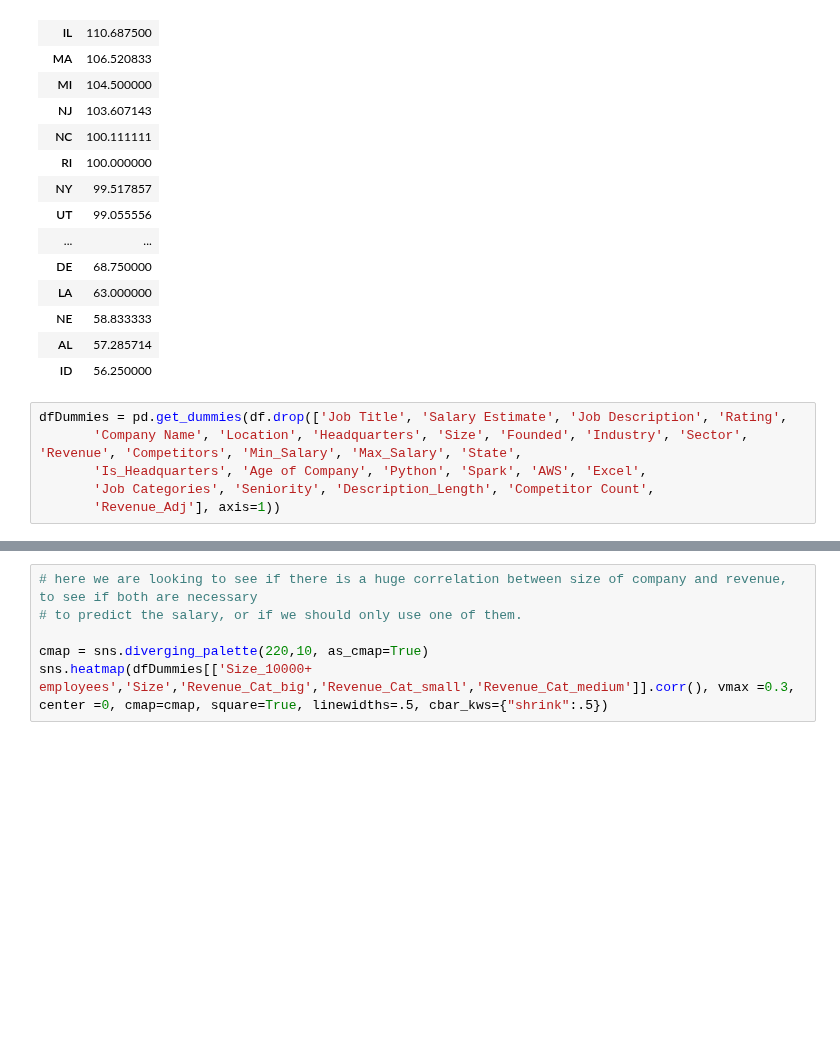
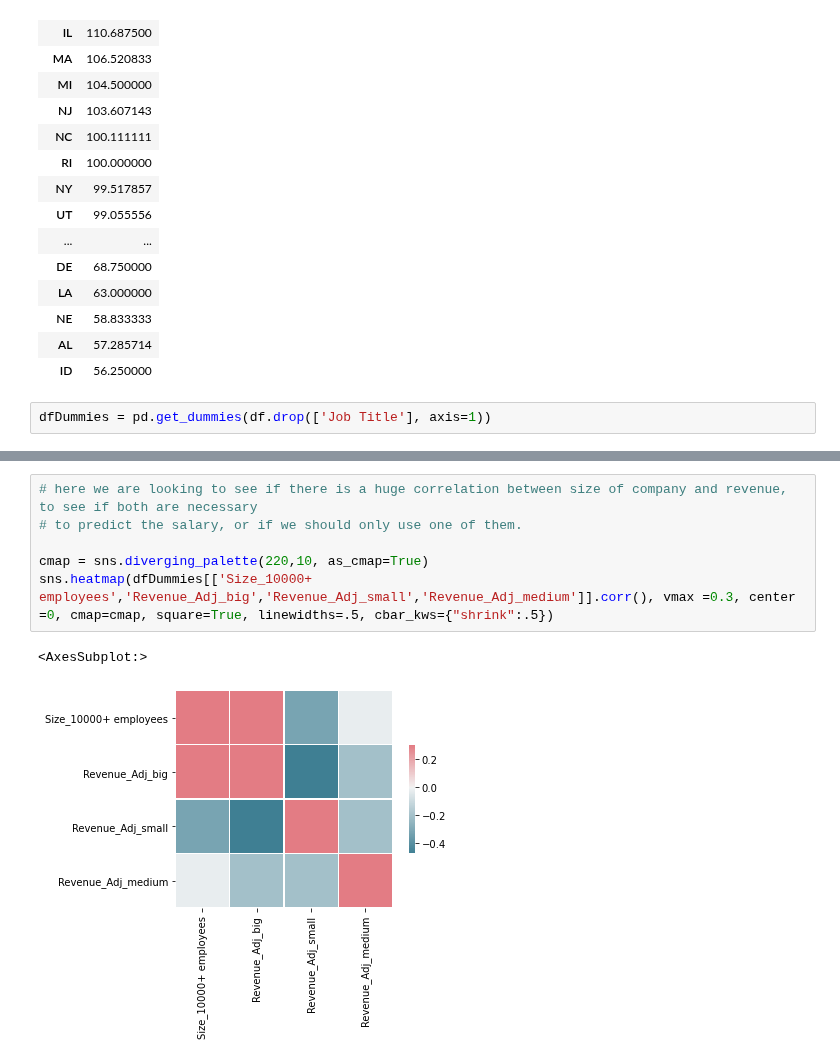
Before and after one commit to Aviost111/ds_project, a Jupyter notebook: visualisation.ipynb, the cells around one changed output, grey strips where cells are left out. Drawn from its saved outputs; the diff is of its cells as text; blank space fills up the shorter version.

```diff
--- a/visualisation.ipynb
+++ b/visualisation.ipynb
@@ -315,8 +329,4 @@ job_state
 | AL | 57.285714 |
 | ID | 56.250000 |
 # %%
-dfDummies = pd.get_dummies(df.drop(['Job Title', 'Salary Estimate', 'Job Description', 'Rating',
-       'Company Name', 'Location', 'Headquarters', 'Size', 'Founded', 'Industry', 'Sector', 'Revenue', 'Competitors', 'Min_Salary', 'Max_Salary', 'State',
-       'Is_Headquarters', 'Age of Company', 'Python', 'Spark', 'AWS', 'Excel',
-       'Job Categories', 'Seniority', 'Description_Length', 'Competitor Count',
-       'Revenue_Adj'], axis=1))
+dfDummies = pd.get_dummies(df.drop(['Job Title'], axis=1))
@@ -348,9 +354,12 @@ KeyError: "['State_ CA', 'State_ DC', 'State_ ID', 'State_ AL'] not in index"
 # %%
 # here we are looking to see if there is a huge correlation between size of company and revenue, to see if both are necessary
 # to predict the salary, or if we should only use one of them.
 
 cmap = sns.diverging_palette(220,10, as_cmap=True)
-sns.heatmap(dfDummies[['Size_10000+ employees','Size','Revenue_Cat_big','Revenue_Cat_small','Revenue_Cat_medium']].corr(), vmax =0.3, center =0, cmap=cmap, square=True, linewidths=.5, cbar_kws={"shrink":.5})
+sns.heatmap(dfDummies[['Size_10000+ employees','Revenue_Adj_big','Revenue_Adj_small','Revenue_Adj_medium']].corr(), vmax =0.3, center =0, cmap=cmap, square=True, linewidths=.5, cbar_kws={"shrink":.5})
+# %% [output]
+<AxesSubplot:>
+[figure, added]
 # %%
 # top 2 and bottom 2 job categories and states. we are checking here if maybe certain states are limited to particular
 # job opportunities. while there exist come correlations, we cannot rule out states as having a different
```
Also changed, not shown: parts of 20 cells of this notebook, 1 other file.
